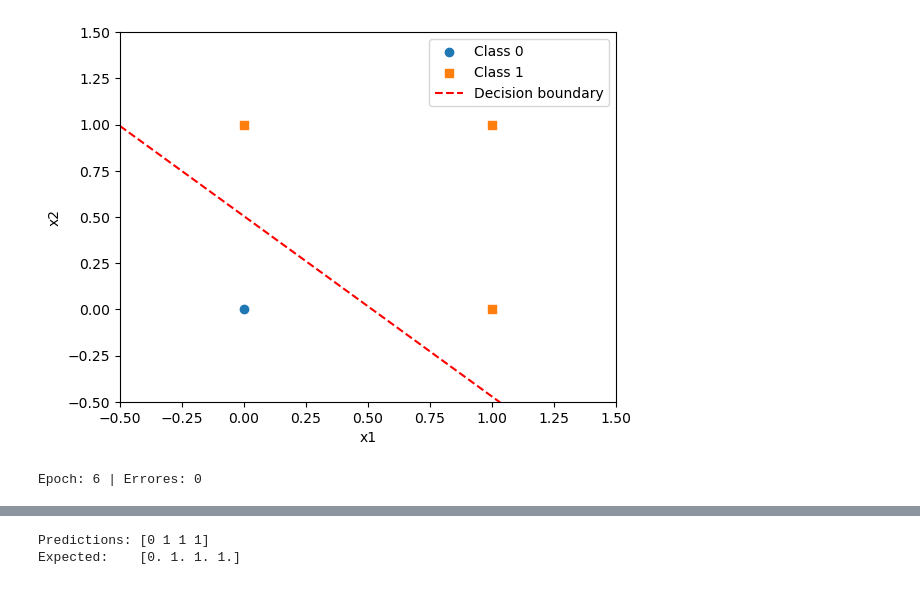
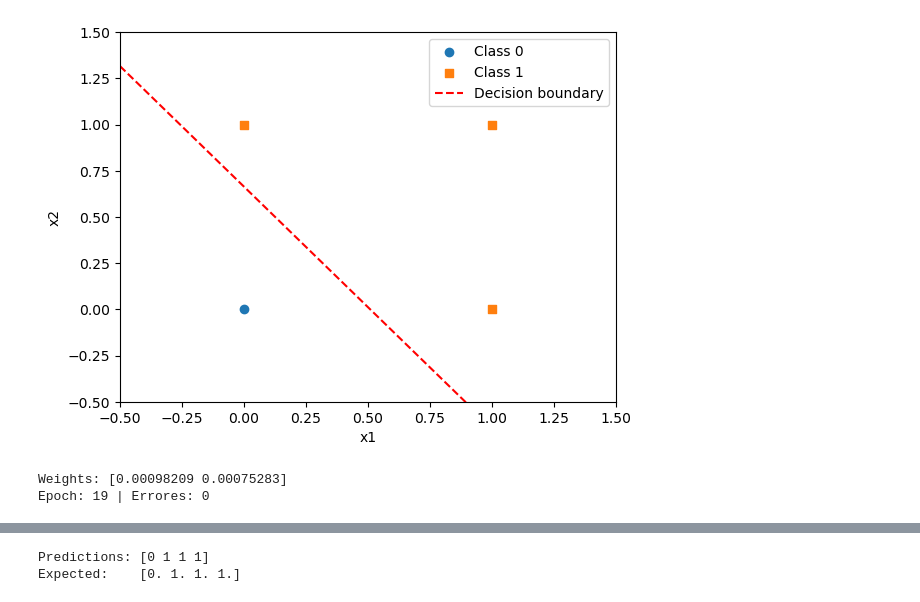
Before and after one commit to diegobellante/deep-learning-from-scratch, a Jupyter notebook: notebooks/01_perceptron.ipynb, the cells around one changed output, grey strips where cells are left out. Cells and saved outputs as stored; diff of their text form; code cells hidden in the pictures.

```diff
--- a/notebooks/01_perceptron.ipynb
+++ b/notebooks/01_perceptron.ipynb
@@ -58,27 +58,40 @@ def plot_decision_boundary(X, y, model, xlim=None, ylim=None):
     ax.set_ylabel('x2')
     plt.show()
 
+def plot_heatmap(perceptron):
+    w = perceptron.w.reshape(1, -1)
+    vmax = np.abs(w).max()
+    plt.figure(figsize=(10, 1))
+    plt.imshow(w, cmap='RdBu_r', aspect='auto', vmin=-vmax, vmax=vmax)
+    plt.colorbar()
+    plt.yticks([])
+    plt.title("Perceptron weights")
+    plt.show()
+
 from IPython import display
 import time
 
-def plot_training_animation(X, y, epochs, seed):
+def plot_training_animation(X, y, epochs, seed, lr):
   xlim = (X[:, 0].min() - 0.5, X[:, 0].max() + 0.5)
   ylim = (X[:, 1].min() - 0.5, X[:, 1].max() + 0.5)
-  model = Perceptron(2, lr=0.1, seed = seed)
+  model = Perceptron(2, lr=lr, seed = seed)
 
   for epoch in range(epochs):
       epoch_error = model._train_one_epoch(X, y)
 
       display.clear_output(wait=True)
+      #plot_heatmap(model)
       plot_decision_boundary(X, y, model,xlim=xlim, ylim=ylim)
+      print(f"Weights: {model.w}")
       print(f"Epoch: {epoch+1} | Errores: {epoch_error}")
       time.sleep(0.3) # Pause
       if epoch_error == 0:
                 break
 # %%
-EPOCHS = 15
+EPOCHS = 125
 SEED = 4
-model = Perceptron(2, lr = 0.8, seed = SEED)
+LR = 0.0005
+model = Perceptron(2, lr = LR, seed = SEED)
 errors = model.train(X,y_or,epochs = EPOCHS)
 plot_learning_curve(errors)
 # %% [output]
@@ -91,5 +104,6 @@ plot_decision_boundary(X, y_or, model)
 # %%
-plot_training_animation(X,y_or,EPOCHS,SEED)
+plot_training_animation(X,y_or,EPOCHS,SEED,LR)
 # %% [output]
-[figure, old version]
+[figure, new version]
-Epoch: 6 | Errores: 0
+Weights: [0.00098209 0.00075283]
+Epoch: 19 | Errores: 0
```
Also changed, not shown: parts of 3 cells of this notebook.
